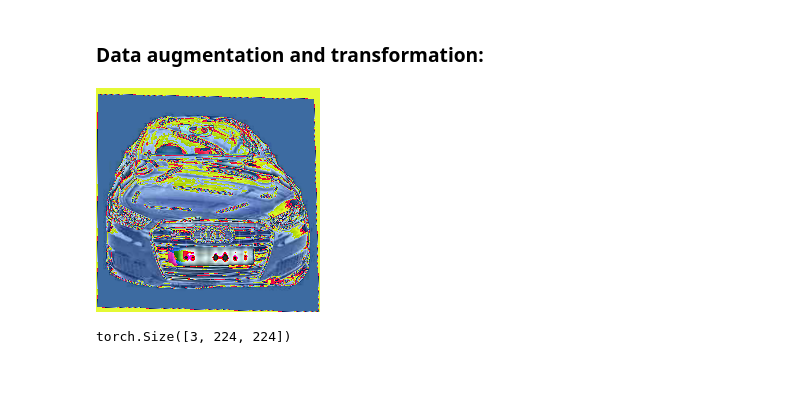
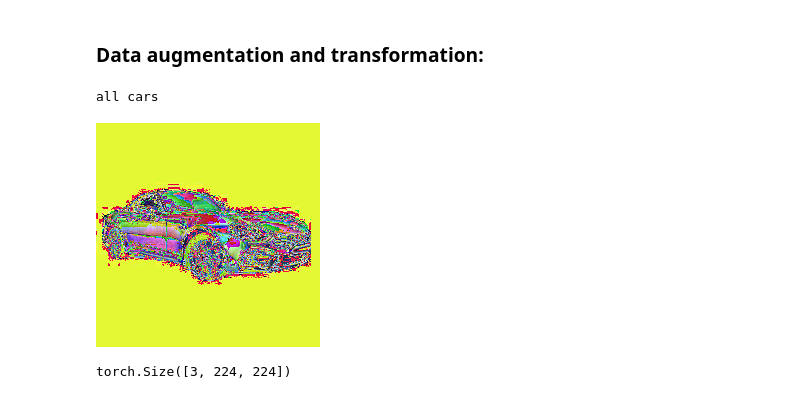
Before and after one commit to hmd101/deepCars, a Jupyter notebook: src/training.ipynb, the cells around one changed output. Cells and saved outputs as stored; diff of their text form; code cells hidden in the pictures.

```diff
--- a/src/training.ipynb
+++ b/src/training.ipynb
@@ -211,9 +210,11 @@ class CarDataset(torch.utils.data.Dataset):
          # to get image, concatenate root-dir and file-path in features df
          # different image organizatin depending on all cars datset or small datset
         if all_cars:
-            print("all cars")
+            #print("all cars")
+            self.img_root_dir =  "../data/all_cars"
             image_file_path = self.img_root_dir  + "/"+ row_of_interest["Brand_Name"] + "/"+ str(row_of_interest["Model_Name"])+"/"+ str(row_of_interest["Launch_Year"])+"/"+str(row_of_interest["Color"])+"/" + row_of_interest["file_path"]
         else:
+            self.img_root_dir =  "../data/confirmed_fronts"
             image_file_path = self.img_root_dir  + "/"+ row_of_interest["Brand_Name"] + "/"+ str(row_of_interest["Launch_Year"])+"/" + row_of_interest["file_path"]
 
         # load image as tensor
@@ -312,11 +292,12 @@ train_loader = torch.utils.data.DataLoader(train_set, batch_size=32)
 test_loader = torch.utils.data.DataLoader(test_set, batch_size=len(test_set))
 val_loader = torch.utils.data.DataLoader(val_set, batch_size=len(val_set))
 # %%
-test_point_transf = train_set[10300]
+test_point_transf = train_set[12]
 post_transf = torchvision.transforms.functional.to_pil_image(test_point_transf[0])
 post_transf
 # %% [output]
+all cars
-[figure, old version]
+[figure, new version]
 # %%
 test_point_transf[0].shape
 # %% [output]
```
Also changed, not shown: parts of 4 cells of this notebook.
